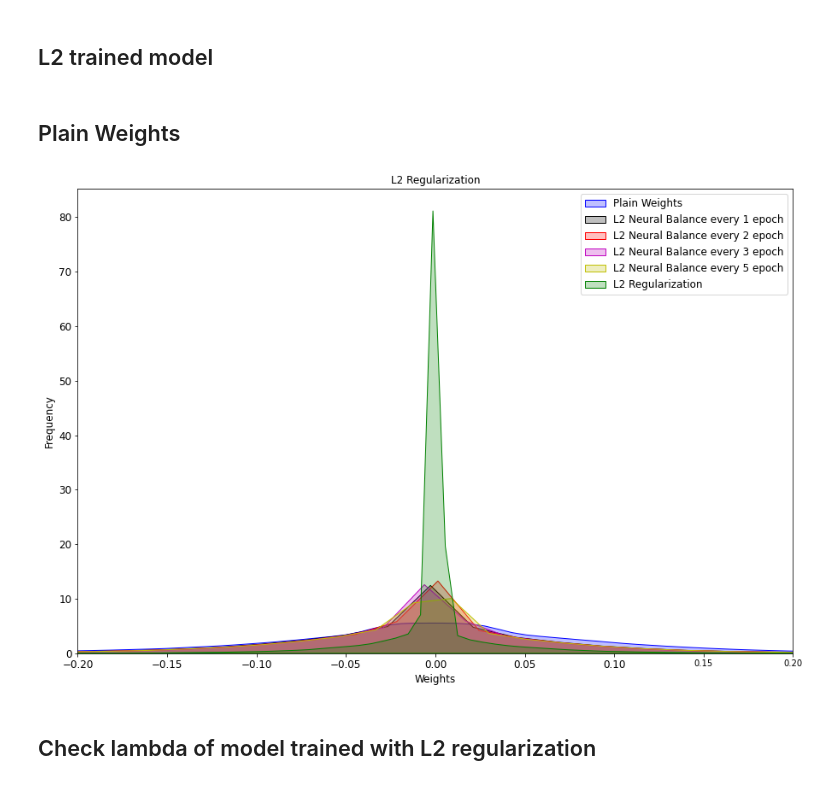
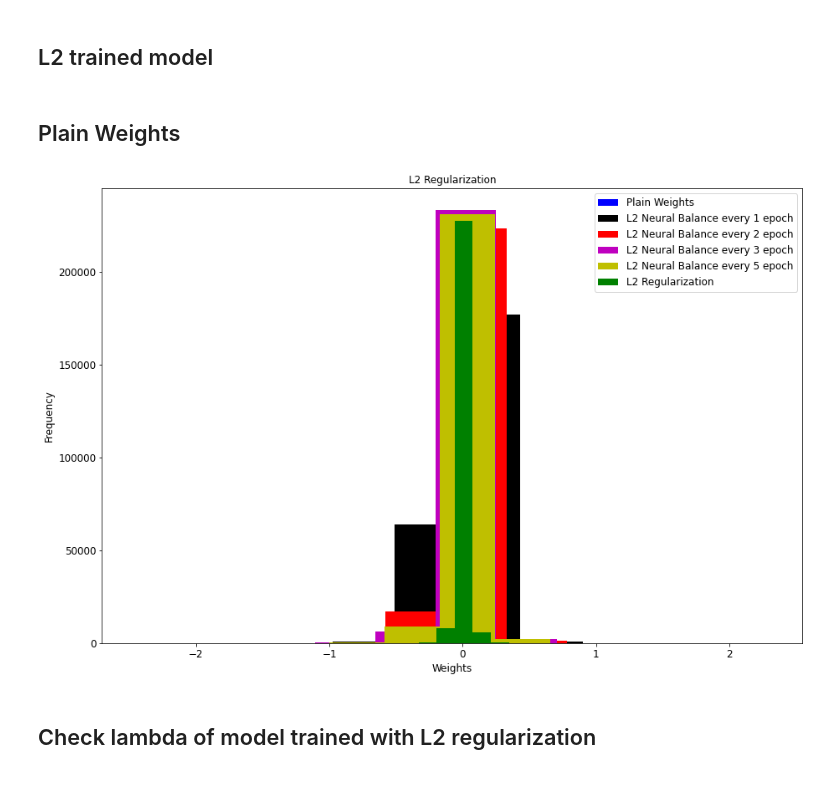
Before and after one commit to antonyalexos/Neural-Balance, a Jupyter notebook: plot.ipynb, the cells around one changed output. Cells and saved outputs as stored; diff of their text form; code cells hidden in the pictures.

```diff
--- a/plot.ipynb
+++ b/plot.ipynb
@@ -172,5 +169,3 @@ l2_balanced_every_5 = np.load("logs/14_03_2024_16_53_36/weights.npy")
 ## L2 trained model
 # %%
 l2_regularized = np.load("logs/14_03_2024_15_39_48/weights.npy")
-# %% [markdown]
-## Plain Weights
@@ -183,0 +172,2 @@ plt.plot(epochs_plot, trained_w_l2, linestyle='-', color='g', label='With L2 reg
+# %% [markdown]
+## Plain Weights
@@ -184,24 +176,24 @@ plt.plot(epochs_plot, trained_w_l2, linestyle='-', color='g', label='With L2 reg
 # %%
 plt.figure(figsize=(15,10))
 plt.title('L2 Regularization', fontsize='large')
-sns.kdeplot(plain_weights, color='b', fill=True, label = 'Plain Weights')
-sns.kdeplot(l2_balanced_every_1, color='k', fill=True, label = 'L2 Neural Balance every 1 epoch')
-sns.kdeplot(l2_balanced_every_2, color='r', fill=True, label = 'L2 Neural Balance every 2 epoch')
-sns.kdeplot(l2_balanced_every_3, color='m', fill=True, label = 'L2 Neural Balance every 3 epoch')
-sns.kdeplot(l2_balanced_every_5, color='y', fill=True, label = 'L2 Neural Balance every 5 epoch')
-sns.kdeplot(l2_regularized, color='g', fill=True, label = 'L2 Regularization')
+plt.hist(plain_weights, color='b', fill=True, label = 'Plain Weights')
+plt.hist(l2_balanced_every_1, color='k', fill=True, label = 'L2 Neural Balance every 1 epoch')
+plt.hist(l2_balanced_every_2, color='r', fill=True, label = 'L2 Neural Balance every 2 epoch')
+plt.hist(l2_balanced_every_3, color='m', fill=True, label = 'L2 Neural Balance every 3 epoch')
+plt.hist(l2_balanced_every_5, color='y', fill=True, label = 'L2 Neural Balance every 5 epoch')
+plt.hist(l2_regularized, color='g', fill=True, label = 'L2 Regularization')
 plt.legend(fontsize='large')
 plt.xlabel('Weights', fontsize='large')
 plt.ylabel('Frequency', fontsize='large')
 plt.xticks(fontsize='large')
 plt.yticks(fontsize='large')
 
-plt.xlim(-.2, 0.2)
+# plt.xlim(-.2, 0.2)
 # plt.ylim(0,10)
 
 plt.show()
 # %% [output]
-[figure, old version]
+[figure, new version]
 # %% [markdown]
 ## Check lambda of model trained with L2 regularization
 # %%
```
Also changed, not shown: parts of 17 cells of this notebook, 4 other files.
